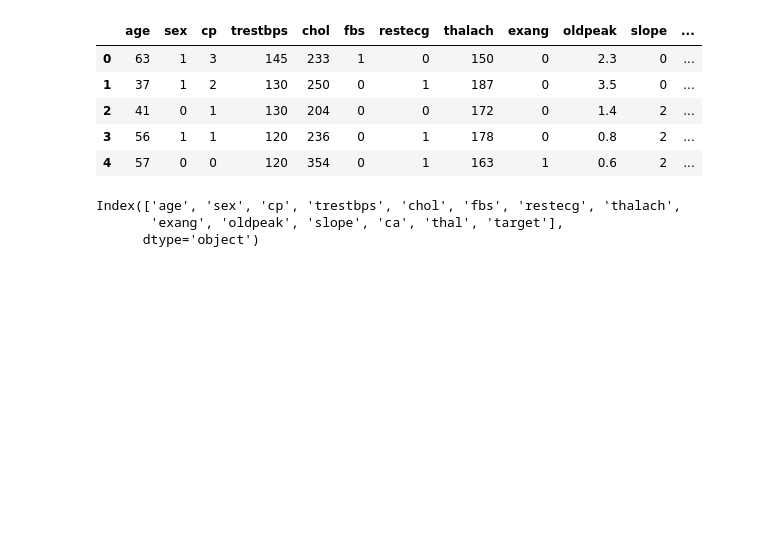
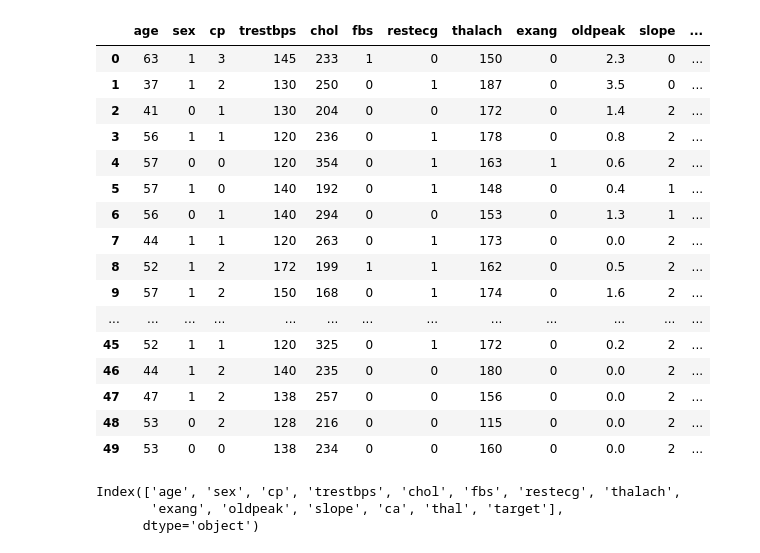
Before and after one commit to Co21385/ce101_data_science, a Jupyter notebook: datascience.ipynb, the cells around one changed output. Saved outputs shown, nothing was run; the diff lists cells and outputs as text; code cells hidden in the pictures; blank space fills up the shorter version.

```diff
--- a/datascience.ipynb
+++ b/datascience.ipynb
@@ -28,15 +28,26 @@ def condition_ratio(data):
 # %%
 
 # Import the dataset as CSV file
 df = pd.read_csv('https://raw.githubusercontent.com/Co21385/ce101_data_science/main/heart.csv')
-df.head()
+df.head(50)
 # %% [output]
 |  | age | sex | cp | trestbps | chol | fbs | restecg | thalach | exang | oldpeak | slope | ... |
 | 0 | 63 | 1 | 3 | 145 | 233 | 1 | 0 | 150 | 0 | 2.3 | 0 | ... |
 | 1 | 37 | 1 | 2 | 130 | 250 | 0 | 1 | 187 | 0 | 3.5 | 0 | ... |
 | 2 | 41 | 0 | 1 | 130 | 204 | 0 | 0 | 172 | 0 | 1.4 | 2 | ... |
 | 3 | 56 | 1 | 1 | 120 | 236 | 0 | 1 | 178 | 0 | 0.8 | 2 | ... |
 | 4 | 57 | 0 | 0 | 120 | 354 | 0 | 1 | 163 | 1 | 0.6 | 2 | ... |
+| 5 | 57 | 1 | 0 | 140 | 192 | 0 | 1 | 148 | 0 | 0.4 | 1 | ... |
+| 6 | 56 | 0 | 1 | 140 | 294 | 0 | 0 | 153 | 0 | 1.3 | 1 | ... |
+| 7 | 44 | 1 | 1 | 120 | 263 | 0 | 1 | 173 | 0 | 0.0 | 2 | ... |
+| 8 | 52 | 1 | 2 | 172 | 199 | 1 | 1 | 162 | 0 | 0.5 | 2 | ... |
+| 9 | 57 | 1 | 2 | 150 | 168 | 0 | 1 | 174 | 0 | 1.6 | 2 | ... |
+| ... | ... | ... | ... | ... | ... | ... | ... | ... | ... | ... | ... | ... |
+| 45 | 52 | 1 | 1 | 120 | 325 | 0 | 1 | 172 | 0 | 0.2 | 2 | ... |
+| 46 | 44 | 1 | 2 | 140 | 235 | 0 | 0 | 180 | 0 | 0.0 | 2 | ... |
+| 47 | 47 | 1 | 2 | 138 | 257 | 0 | 0 | 156 | 0 | 0.0 | 2 | ... |
+| 48 | 53 | 0 | 2 | 128 | 216 | 0 | 0 | 115 | 0 | 0.0 | 2 | ... |
+| 49 | 53 | 0 | 0 | 138 | 234 | 0 | 0 | 160 | 0 | 0.0 | 2 | ... |
 # %%
 df.columns
 # %% [output]
```
Also changed, not shown: parts of 4 cells of this notebook.
